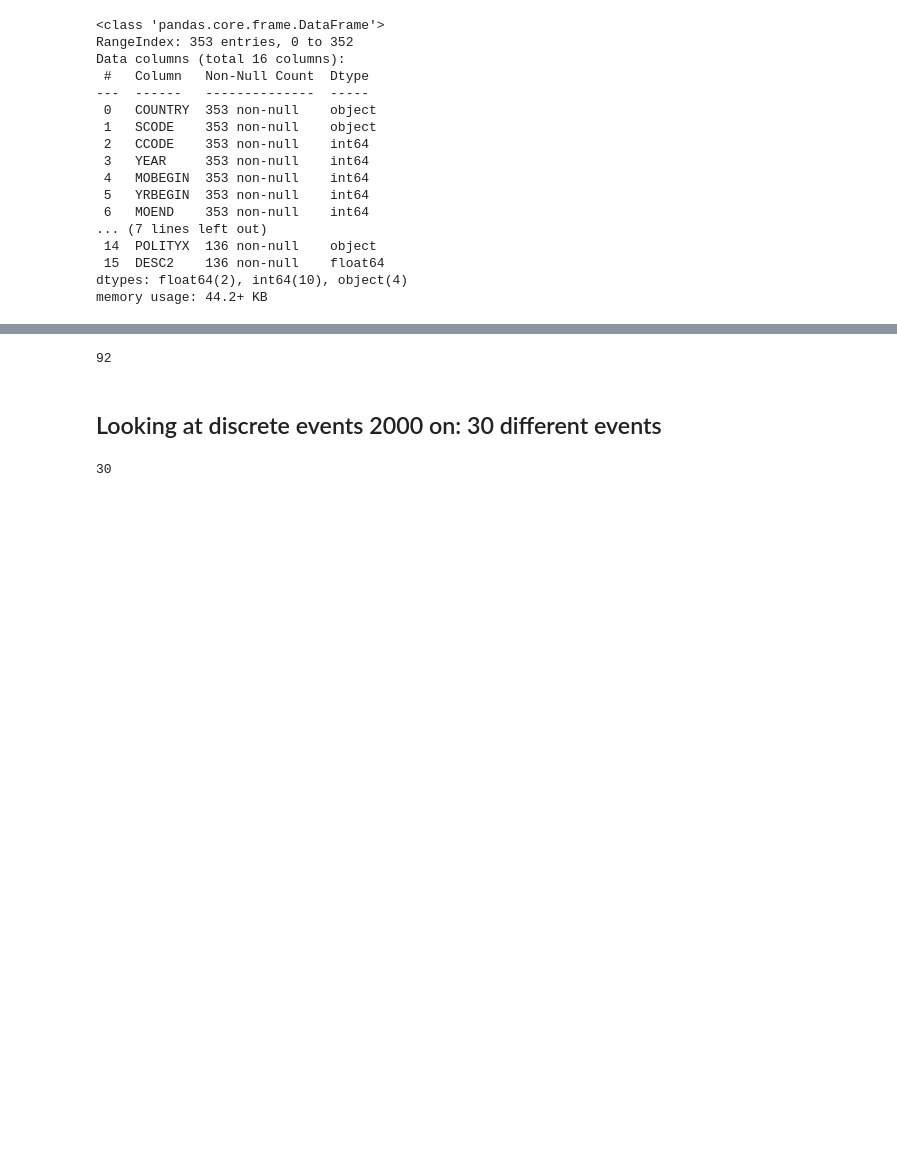
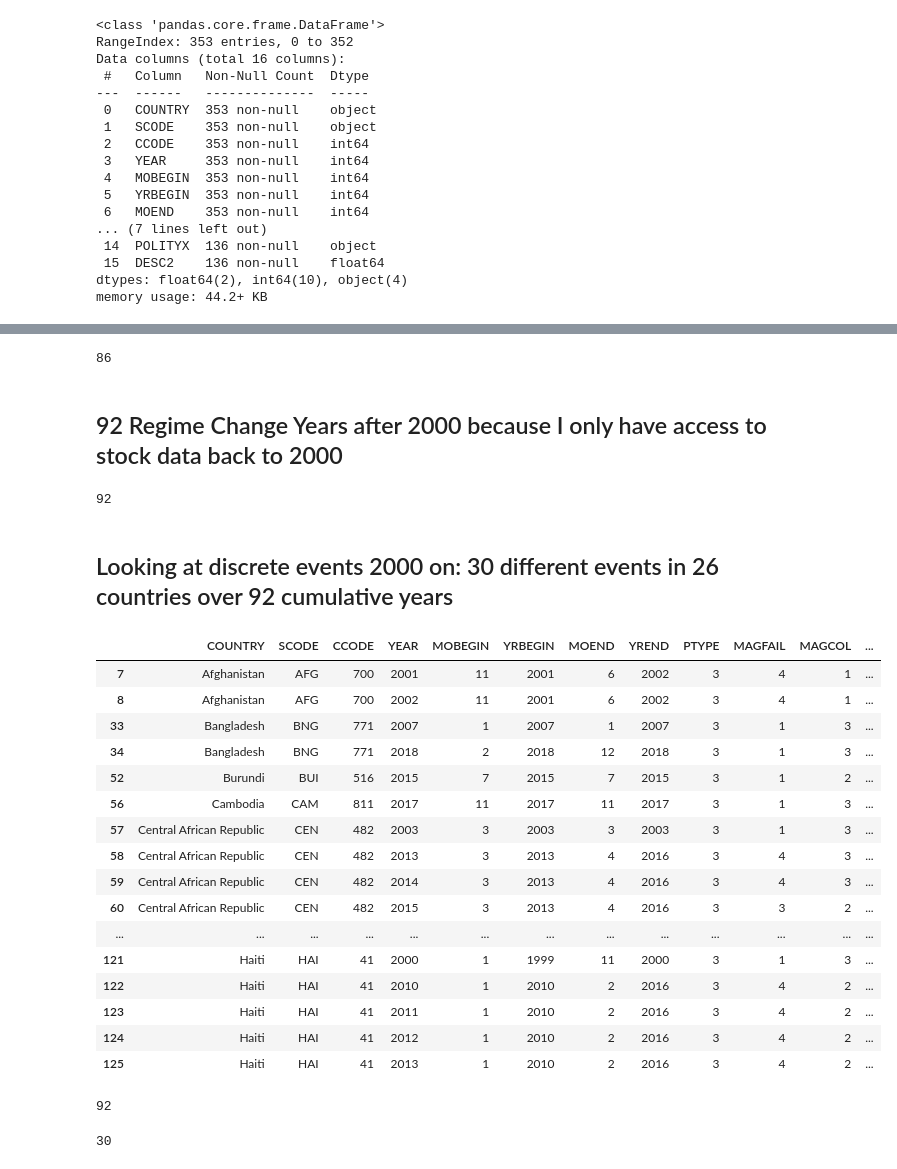
Before and after one commit to MichaelBurak/regime_changes, a Jupyter notebook: regime_changes.ipynb, the cells around one changed output, grey strips where cells are left out. Cells and saved outputs as stored; diff of their text form; code cells hidden in the pictures; blank space fills up the shorter version.

```diff
--- a/regime_changes.ipynb
+++ b/regime_changes.ipynb
@@ -174,7 +172,13 @@ len(eda_df)
+# %%
+eda_df.COUNTRY.nunique()
+# %% [output]
+86
+# %% [markdown]
+## 92 Regime Change Years after 2000 because I only have access to stock data back to 2000
 # %%
 len(eda_df[eda_df['YEAR'] > 1999])
 # %% [output]
 92
 # %% [markdown]
-## Looking at discrete events 2000 on: 30 different events
+## Looking at discrete events 2000 on: 30 different events in 26 countries over 92 cumulative years
 # %%
@@ -182 +186,25 @@ two_thou_df = eda_df[eda_df['YEAR'] > 1999]
+# %%
+two_thou_df.head(20)
+# %% [output]
+|  | COUNTRY | SCODE | CCODE | YEAR | MOBEGIN | YRBEGIN | MOEND | YREND | PTYPE | MAGFAIL | MAGCOL | ... |
+| 7 | Afghanistan | AFG | 700 | 2001 | 11 | 2001 | 6 | 2002 | 3 | 4 | 1 | ... |
+| 8 | Afghanistan | AFG | 700 | 2002 | 11 | 2001 | 6 | 2002 | 3 | 4 | 1 | ... |
+| 33 | Bangladesh | BNG | 771 | 2007 | 1 | 2007 | 1 | 2007 | 3 | 1 | 3 | ... |
+| 34 | Bangladesh | BNG | 771 | 2018 | 2 | 2018 | 12 | 2018 | 3 | 1 | 3 | ... |
+| 52 | Burundi | BUI | 516 | 2015 | 7 | 2015 | 7 | 2015 | 3 | 1 | 2 | ... |
+| 56 | Cambodia | CAM | 811 | 2017 | 11 | 2017 | 11 | 2017 | 3 | 1 | 3 | ... |
+| 57 | Central African Republic | CEN | 482 | 2003 | 3 | 2003 | 3 | 2003 | 3 | 1 | 3 | ... |
+| 58 | Central African Republic | CEN | 482 | 2013 | 3 | 2013 | 4 | 2016 | 3 | 4 | 3 | ... |
+| 59 | Central African Republic | CEN | 482 | 2014 | 3 | 2013 | 4 | 2016 | 3 | 4 | 3 | ... |
+| 60 | Central African Republic | CEN | 482 | 2015 | 3 | 2013 | 4 | 2016 | 3 | 3 | 2 | ... |
+| ... | ... | ... | ... | ... | ... | ... | ... | ... | ... | ... | ... | ... |
+| 121 | Haiti | HAI | 41 | 2000 | 1 | 1999 | 11 | 2000 | 3 | 1 | 3 | ... |
+| 122 | Haiti | HAI | 41 | 2010 | 1 | 2010 | 2 | 2016 | 3 | 4 | 2 | ... |
+| 123 | Haiti | HAI | 41 | 2011 | 1 | 2010 | 2 | 2016 | 3 | 4 | 2 | ... |
+| 124 | Haiti | HAI | 41 | 2012 | 1 | 2010 | 2 | 2016 | 3 | 4 | 2 | ... |
+| 125 | Haiti | HAI | 41 | 2013 | 1 | 2010 | 2 | 2016 | 3 | 4 | 2 | ... |
+# %%
+len(two_thou_df)
+# %% [output]
+92
 # %%
```
Also changed, not shown: parts of 41 cells of this notebook.
